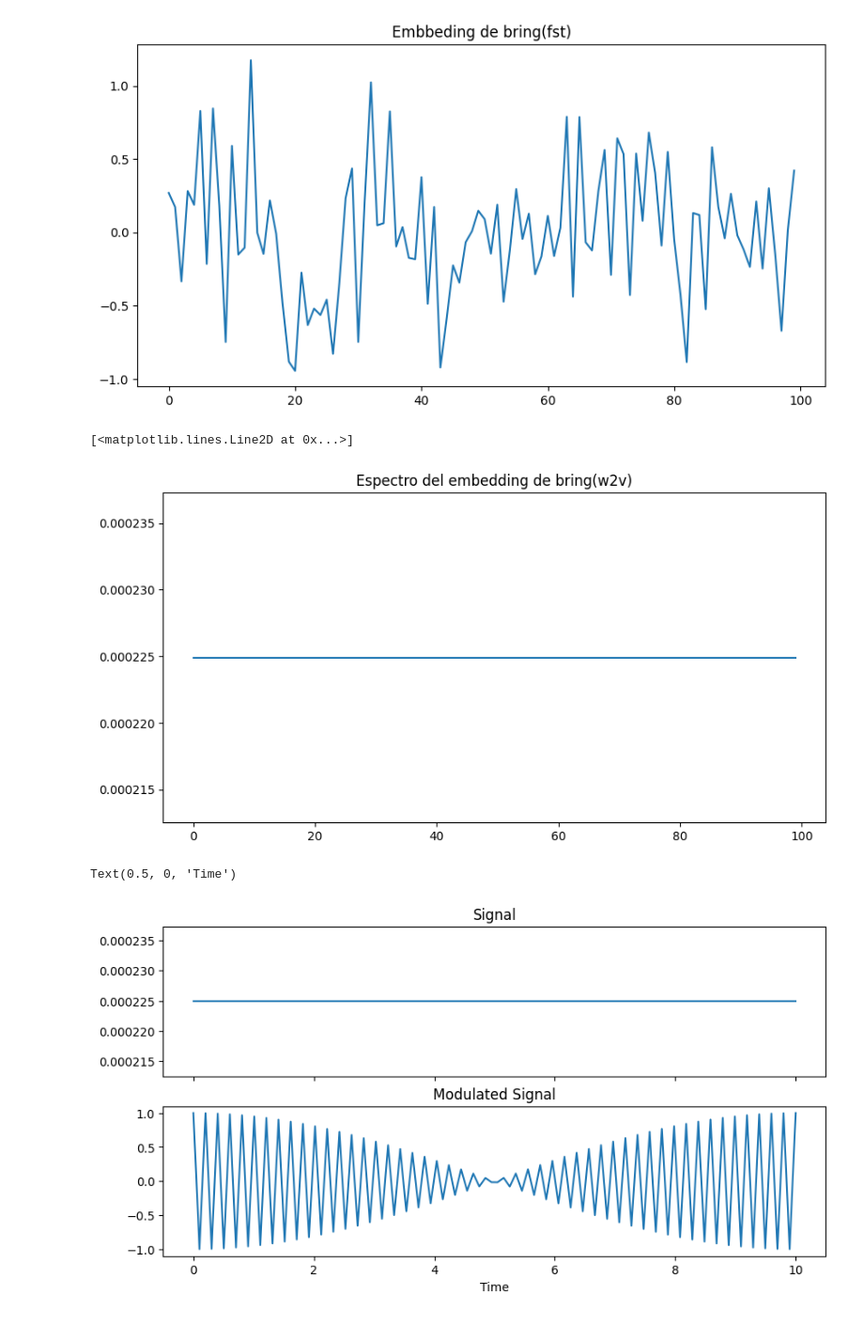
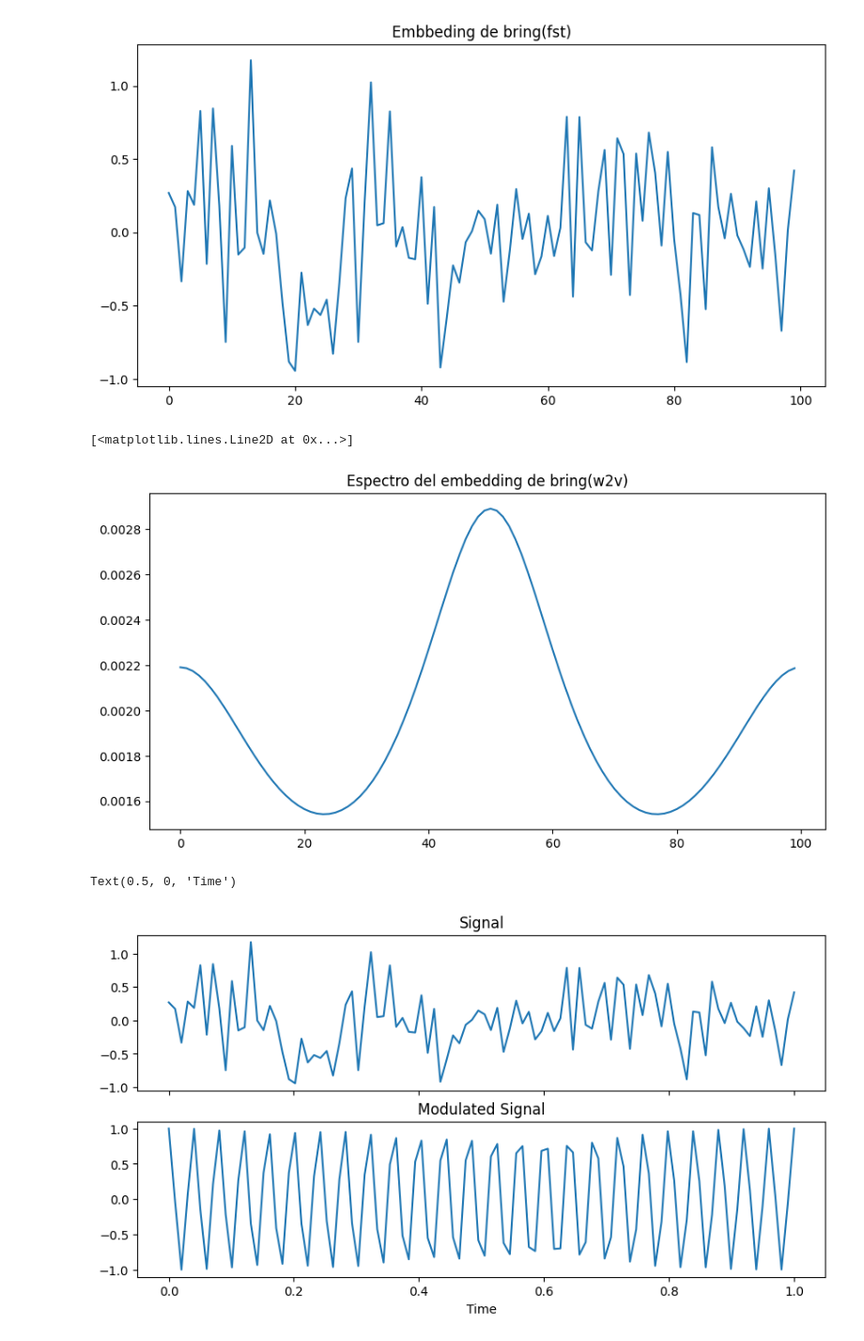
Before and after one commit to jahzeel-ulises/MODULACION, a Jupyter notebook: Modulacion.ipynb, the cells around one changed output. Shown at 94% size. Saved outputs shown, nothing was run; the diff lists cells and outputs as text; code cells hidden in the pictures.

```diff
--- a/Modulacion.ipynb
+++ b/Modulacion.ipynb
@@ -67,8 +67,8 @@ plt.plot(embbed_fst)
 from memspectrum import MESA
 
 M1 = MESA()
-M1.solve(embbed_w2v)
-N,dt = len(embbed_fst),1/len(embbed_w2v)
+M1.solve(embbed_fst)
+N,dt = len(embbed_fst),1/len(embbed_fst)
 spec, frequencies = M1.spectrum(dt)
 spec = np.fft.fftshift(spec)
 frequencies = np.fft.fftshift(frequencies)
@@ -79,25 +79,25 @@ plt.title("Espectro del embedding de "+word+"(w2v)")
 plt.plot(frequencies)
 # %% [output]
 [<matplotlib.lines.Line2D at 0x...>]
-[figure, old version]
+[figure, new version]
 # %%
-t = np.linspace(0,10,100) # time axis
+t = np.linspace(0,1,100) # time axis
 
-fc = 5 # carrier frequency
+fc = 25 # carrier frequency
 k = 0.05 # sensitivity
-phi = 2*np.pi*fc*t + k*np.cumsum(frequencies)
+phi = 2*np.pi*fc*t + k*np.cumsum(embbed_fst)
 
 sig_mod = np.cos(phi) # modulated signal
 
 #%% plotting
 fig, ax = plt.subplots(2, 1, num=0, clear=True, sharex=True,figsize=(10,5))
 
 ax[0].set_title('Signal')
-ax[0].plot(t, frequencies)
+ax[0].plot(t, embbed_fst)
 
 ax[1].set_title('Modulated Signal')
 ax[1].plot(t, sig_mod)
 ax[1].set_xlabel('Time')
 # %% [output]
 Text(0.5, 0, 'Time')
-[figure, old version]
+[figure, new version]
```
Also changed, not shown: parts of 2 cells of this notebook.
